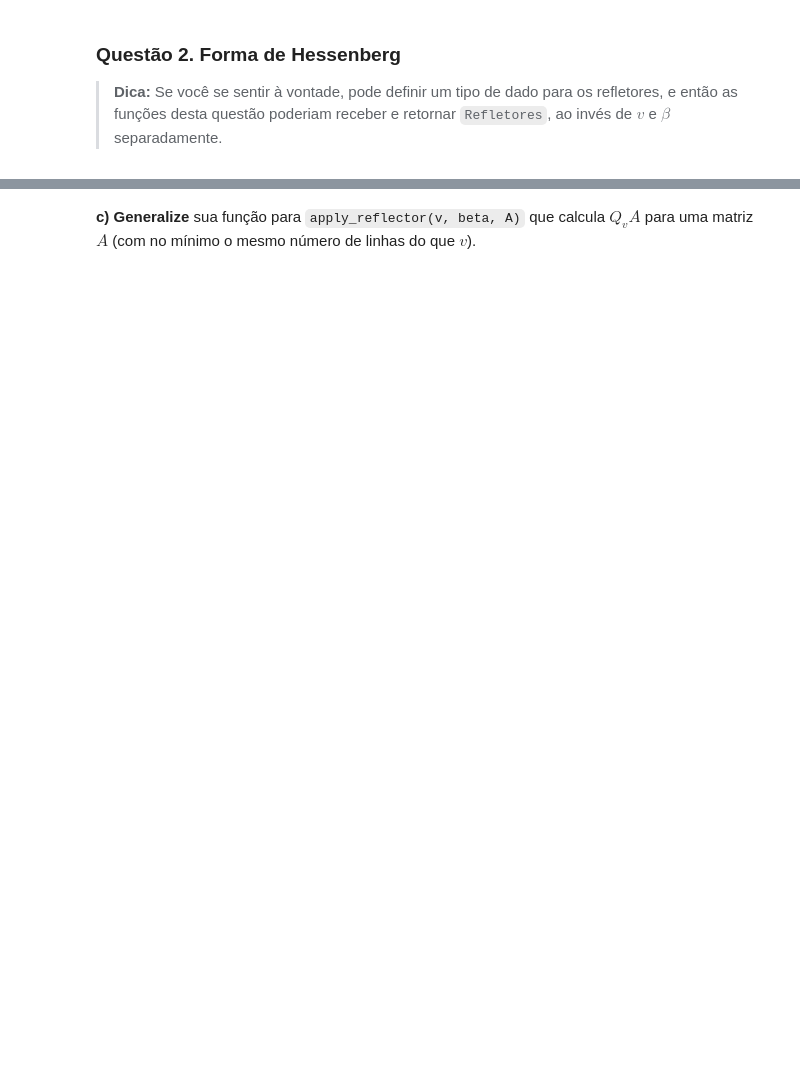
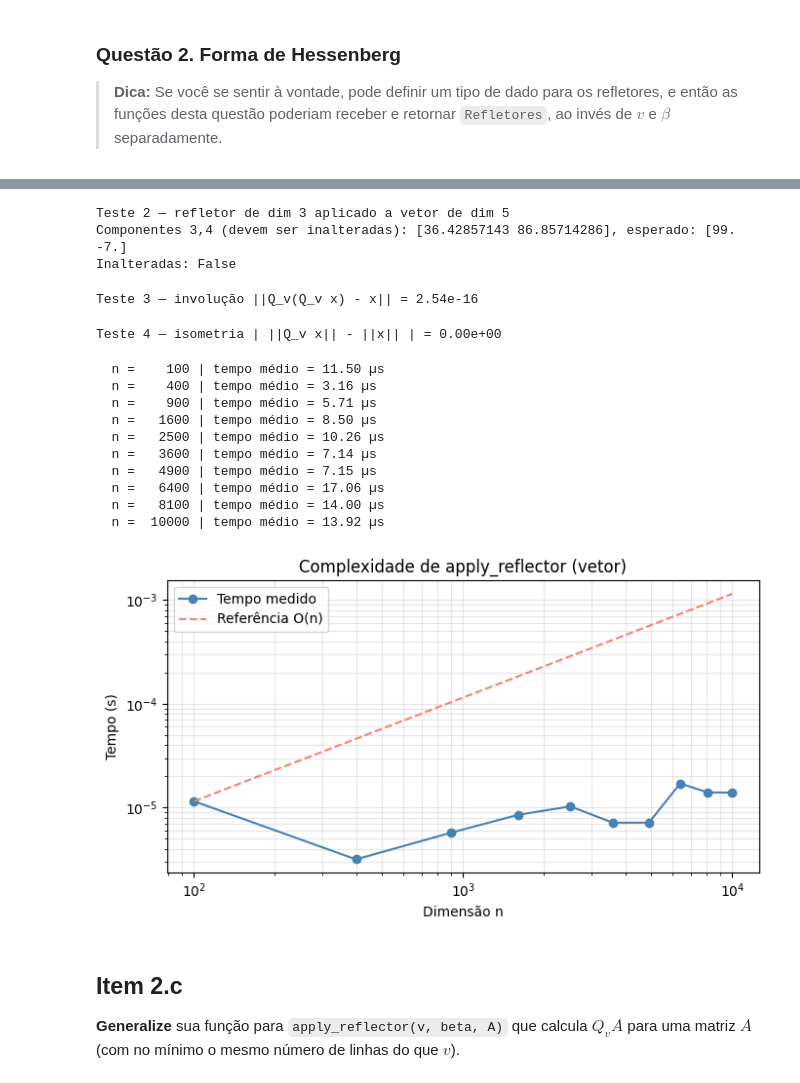
Before and after one commit to d4ruh/ALN_proj_04, a Jupyter notebook: q2.ipynb, the cells around one changed output, grey strips where cells are left out. Drawn from its saved outputs; the diff is of its cells as text; code cells hidden in the pictures; blank space fills up the shorter version.

```diff
--- a/q2.ipynb
+++ b/q2.ipynb
@@ -8,0 +71,8 @@
+# %%
+x = np.array([3.0, 4.0, 0.0])
+v, beta = reflector(x)
+Qx = apply_reflector(v, beta, x)
+print(f"Teste 1 — Q_v x = ||x||e_1")
+print(f"Resultado:  {Qx}")
+print(f"Esperado:   {[np.linalg.norm(x), 0.0, 0.0]}")
+print(f"Resíduo:    {np.linalg.norm(Qx - np.array([np.linalg.norm(x), 0, 0])):.2e}")
@@ -9,2 +84,72 @@
+# %%
+b = np.array([3.0, 4.0, 0.0, 99.0, -7.0])
+v2 = np.array([1.0, -2.0, 3.0])
+beta2 = 2.0 / np.dot(v2, v2)
+Qb = apply_reflector(v2, beta2, b)
+print(f"Teste 2 — refletor de dim 3 aplicado a vetor de dim 5")
+print(f"Componentes 3,4 (devem ser inalteradas): {Qb[3:]}, esperado: {b[3:]}")
+print(f"Inalteradas: {np.allclose(Qb[3:], b[3:])}")
+# %% [output]
+Teste 2 — refletor de dim 3 aplicado a vetor de dim 5
+Componentes 3,4 (devem ser inalteradas): [36.42857143 86.85714286], esperado: [99. -7.]
+Inalteradas: False
+# %%
+x3 = np.random.randn(8)
+v3, beta3 = reflector(x3)
+QQx = apply_reflector(v3, beta3, apply_reflector(v3, beta3, x3))
+print(f"Teste 3 — involução ||Q_v(Q_v x) - x|| = {np.linalg.norm(QQx - x3):.2e}")
+# %% [output]
+Teste 3 — involução ||Q_v(Q_v x) - x|| = 2.54e-16
+# %%
+print(f"Teste 4 — isometria | ||Q_v x|| - ||x|| | = {abs(np.linalg.norm(Qb) - np.linalg.norm(b)):.2e}")
+# %% [output]
+Teste 4 — isometria | ||Q_v x|| - ||x|| | = 0.00e+00
+# %%
+import matplotlib.pyplot as plt
+import time
+
+sizes = [100 * i ** 2 for i in range(1, 11)]
+times = []
+
+for n in sizes:
+    x = np.random.randn(n)
+    v, beta = reflector(x)
+    b = np.random.randn(n)
+
+    # Medir 200 repetições para estabilizar
+    reps = 200
+    t0 = time.perf_counter()
+    for _ in range(reps):
+        apply_reflector(v, beta, b)
+    elapsed = (time.perf_counter() - t0) / reps
+    times.append(elapsed)
+    print(f"  n = {n:6d} | tempo médio = {elapsed*1e6:.2f} µs")
+
+fig, ax = plt.subplots(figsize=(7, 4))
+ax.loglog(sizes, times, 'o-', color='steelblue', label='Tempo medido')
+# Referência linear: ajuste pela medida em n=100
+ref = [times[0] * (n / sizes[0]) for n in sizes]
+ax.loglog(sizes, ref, '--', color='salmon', label='Referência O(n)')
+ax.set_xlabel('Dimensão n')
+ax.set_ylabel('Tempo (s)')
+ax.set_title('Complexidade de apply_reflector (vetor)')
+ax.legend()
+ax.grid(True, which='both', alpha=0.3)
+plt.tight_layout()
+plt.show()
+# %% [output]
+  n =    100 | tempo médio = 11.50 µs
+  n =    400 | tempo médio = 3.16 µs
+  n =    900 | tempo médio = 5.71 µs
+  n =   1600 | tempo médio = 8.50 µs
+  n =   2500 | tempo médio = 10.26 µs
+  n =   3600 | tempo médio = 7.14 µs
+  n =   4900 | tempo médio = 7.15 µs
+  n =   6400 | tempo médio = 17.06 µs
+  n =   8100 | tempo médio = 14.00 µs
+  n =  10000 | tempo médio = 13.92 µs
+[figure, added]
 # %% [markdown]
-**c) Generalize** sua função para `apply_reflector(v, beta, A)` que calcula $Q_v A$ para uma matriz $A$ (com no mínimo o mesmo número de linhas do que $v$).
+## **Item 2.c**
+
+**Generalize** sua função para `apply_reflector(v, beta, A)` que calcula $Q_v A$ para uma matriz $A$ (com no mínimo o mesmo número de linhas do que $v$).
```
Also changed, not shown: parts of 12 cells of this notebook, 1 other file.
